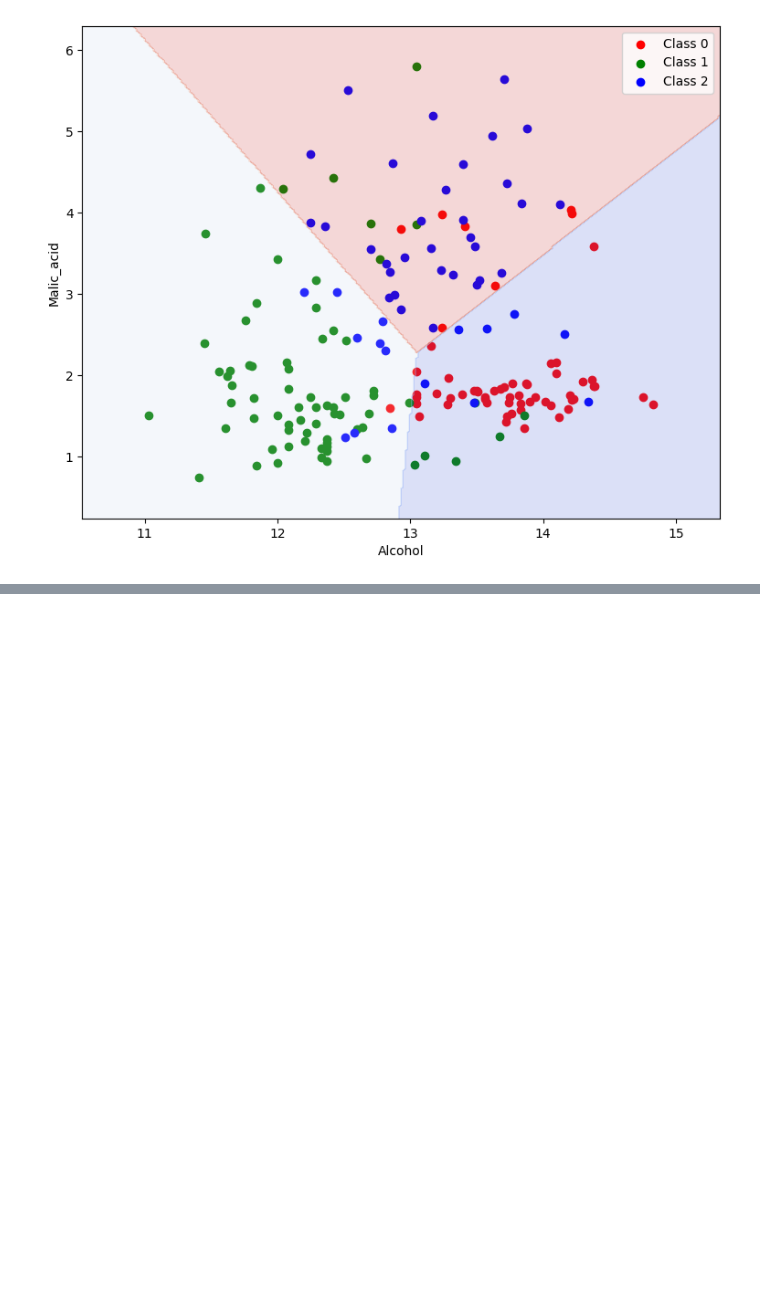
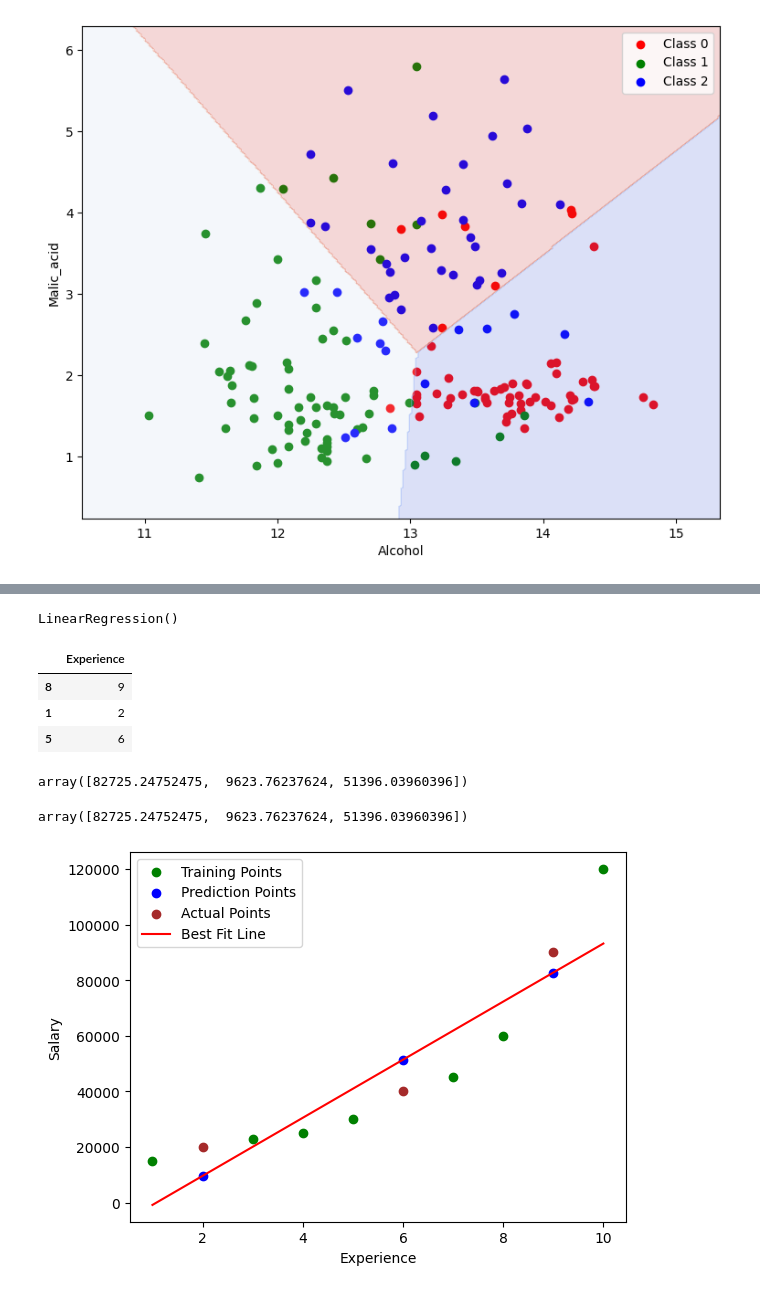
Before and after one commit to amandeep-singh28/Machine-Learning-Revision, a Jupyter notebook: 02_Practice.ipynb, the cells around one changed output, grey strips where cells are left out. Cells and saved outputs as stored; diff of their text form; code cells hidden in the pictures; blank space fills up the shorter version.

Commit message:
Linear Regression Visualization + Code

```diff
--- a/02_Practice.ipynb
+++ b/02_Practice.ipynb
@@ -101,0 +115,37 @@ plt.show()
+# %%
+X = df[['Experience']]
+y = df['Salary']
+# %%
+X_train, X_test, y_train, y_test = train_test_split(X, y, random_state = 42, test_size = 0.3)
+# %%
+model = LinearRegression()
+model.fit(X_train, y_train)
+# %% [output]
+LinearRegression()
+# %%
+X_test
+# %% [output]
+|  | Experience |
+| 8 | 9 |
+| 1 | 2 |
+| 5 | 6 |
+# %%
+y_pred = model.predict(X_test)
+y_pred
+# %% [output]
+array([82725.24752475,  9623.76237624, 51396.03960396])
+# %%
+y_pred
+# %% [output]
+array([82725.24752475,  9623.76237624, 51396.03960396])
+# %%
+plt.scatter(X_train, y_train, color = 'green', label = 'Training Points')
+plt.scatter(X_test, y_pred, color = 'blue', label = 'Prediction Points')
+plt.scatter(X_test, y_test, color = 'brown', label = 'Actual Points')
+plt.plot(X, model.predict(X), color = 'red', label = 'Best Fit Line')
+plt.xlabel('Experience')
+plt.ylabel('Salary')
+plt.legend()
+plt.show()
+# %% [output]
+[figure, added]
```
Also changed, not shown: parts of 2 cells of this notebook.
